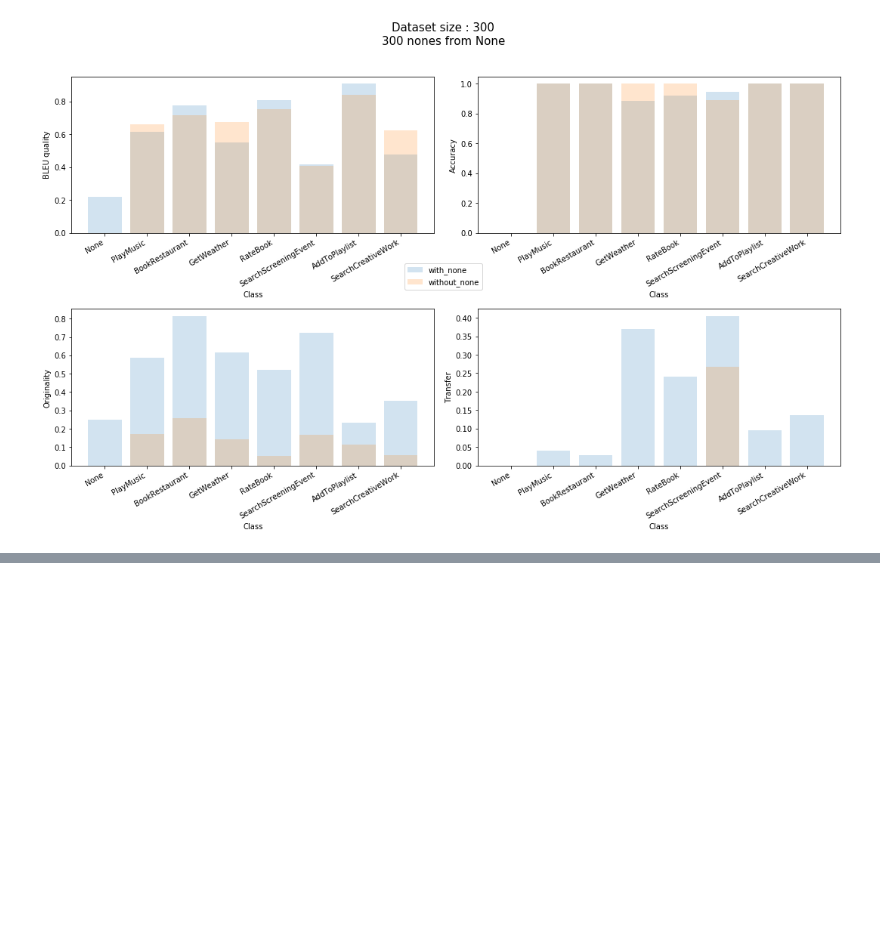
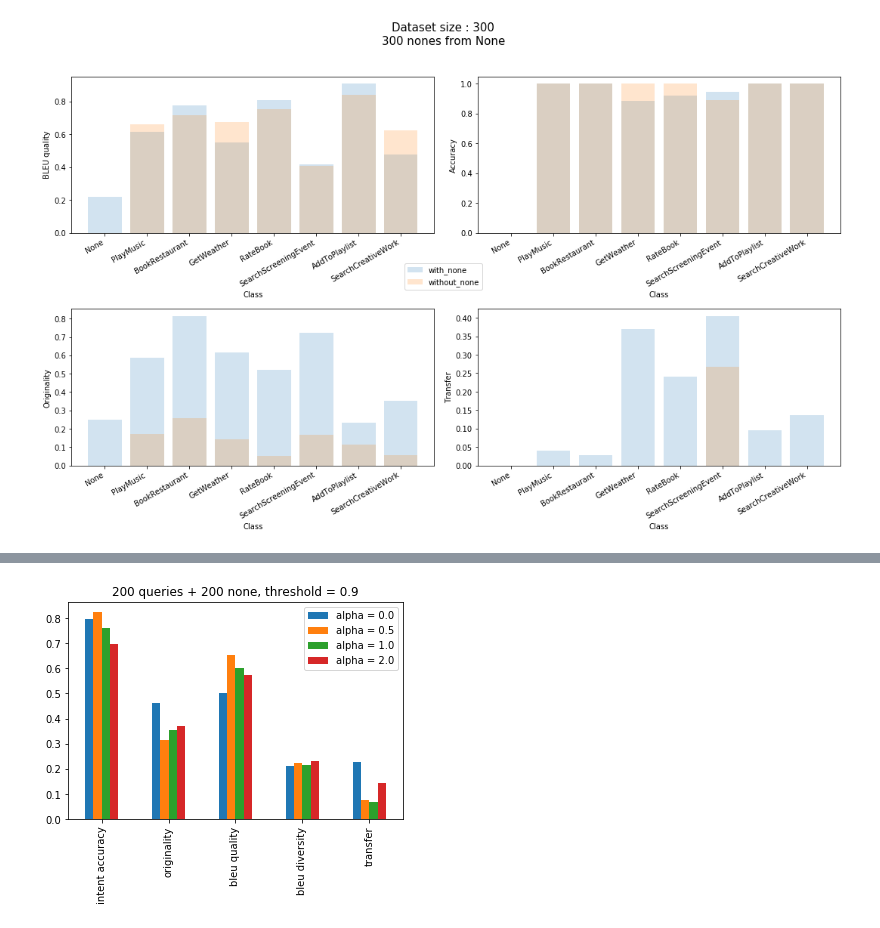
Before and after one commit to sonos/automatic-data-generation, a Jupyter notebook: automatic_data_generation/analysis.ipynb, the cells around one changed output, grey strips where cells are left out. Cells and saved outputs as stored; diff of their text form; code cells hidden in the pictures; blank space fills up the shorter version.

```diff
--- a/automatic_data_generation/analysis.ipynb
+++ b/automatic_data_generation/analysis.ipynb
@@ -22,6 +20,8 @@ import os
 rootdir = '/home/stephane/automatic-data-generation/'
 dataroot= rootdir + 'data/'
 os.chdir(rootdir)
+
+save_dir = 'fig/'
 # %% [markdown]
 # Analyzing the runs
 # %%
@@ -787,0 +793,22 @@ fig.tight_layout(rect=[0, 0.03, 1, 0.9])
+# %%
+metric_names = ['intent accuracy', 'originality', 'bleu quality', 'bleu diversity', 'transfer']
+
+from collections import OrderedDict
+avg = OrderedDict()
+for run in runs:
+    alpha = 'alpha = {}'.format(run['args']['alpha'])
+    avg[alpha] = [run['delexicalised_metrics']['intent_accuracy']['avg'],
+                  run['delexicalised_metrics']['originality']['avg'],
+                  run['delexicalised_metrics']['bleu_scores']['quality']['avg'],
+                  run['delexicalised_metrics']['bleu_scores']['diversity']['avg'],
+                  run['delexicalised_metrics']['transfer']['metric']['avg']]
+
+df = pd.DataFrame(avg, index=metric_names)
+ax = df.plot.bar(rot=90)
+ax.set_title('{} queries + {} none, threshold = {}'.format(runs[-1]['args']['dataset_size'],
+                                                           runs[-1]['args']['none_size'],
+                                                           runs[-1]['args']['cosine_threshold']))
+
+plt.savefig(save_dir+'metrics.png')
+# %% [output]
+[figure, added]
```
Also changed, not shown: parts of 10 cells of this notebook, 8 other files.
